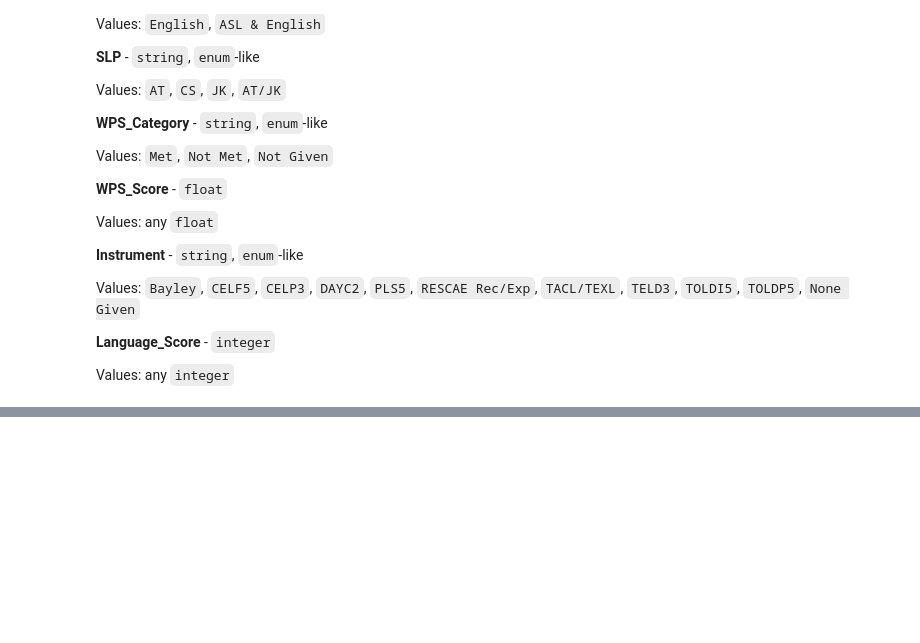
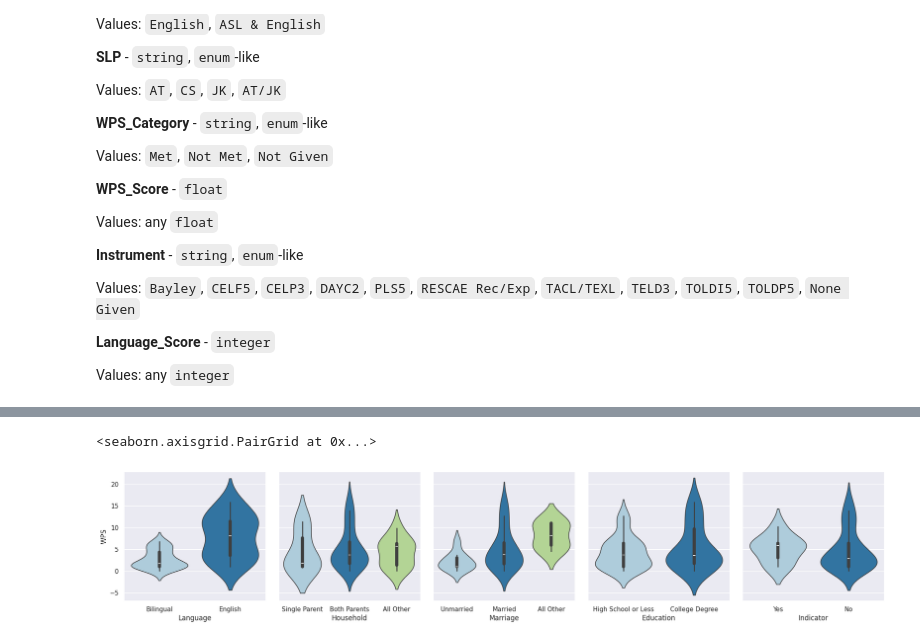
Before and after one commit to griffinengle/AAA-2026-Data-Analysis, a Jupyter notebook: AAA-26.ipynb, the cells around one changed output, grey strips where cells are left out. Saved outputs shown, nothing was run; the diff lists cells and outputs as text; code cells hidden in the pictures; blank space fills up the shorter version.

```diff
--- a/AAA-26.ipynb
+++ b/AAA-26.ipynb
@@ -434,0 +419,8 @@ Correlation between 'Age' and 'WPS_Score' is: 0.8318505981424661
+# %%
+x_vars=['Language', 'Household', 'Marriage', 'Education', 'Indicator']
+p = sns.PairGrid(data=df_ess, y_vars=['WPS'], x_vars=x_vars, height=4, palette='Paired')
+p.map(sns.violinplot)
+# p.set(ylim=(0, df_ess['WPS'].max()))
+# %% [output]
+<seaborn.axisgrid.PairGrid at 0x...>
+[figure, added]
```
Also changed, not shown: parts of 8 cells of this notebook, 3 other files.
